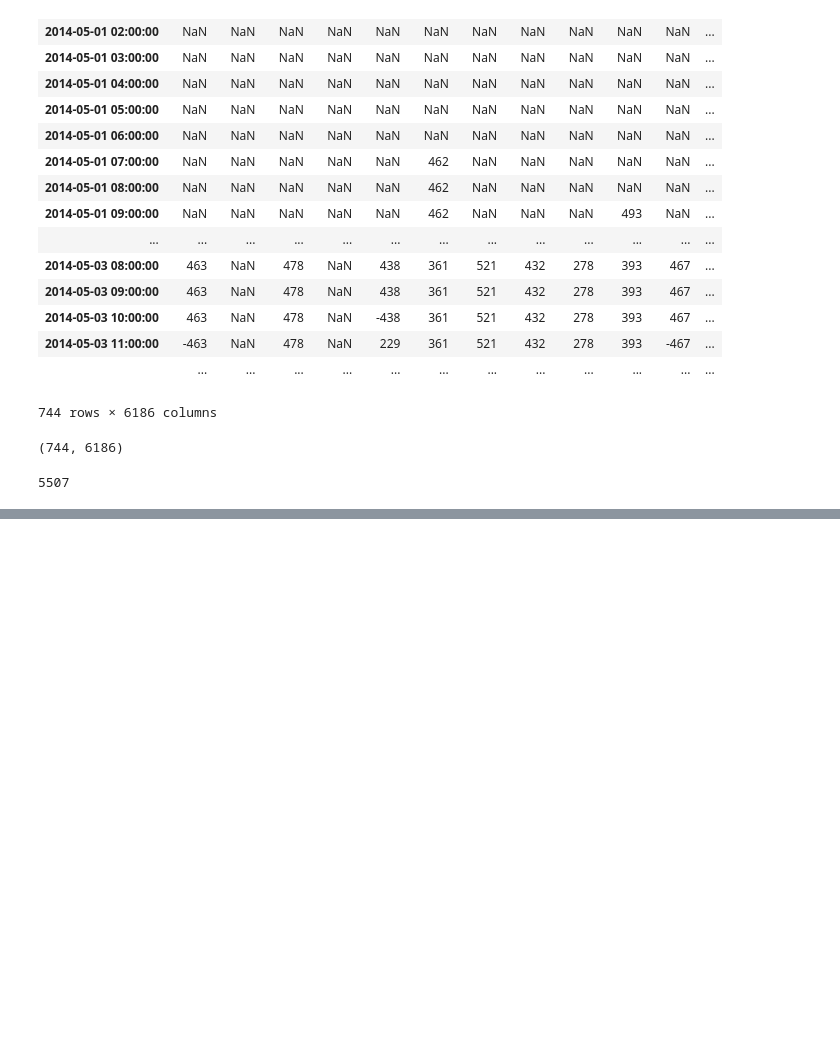
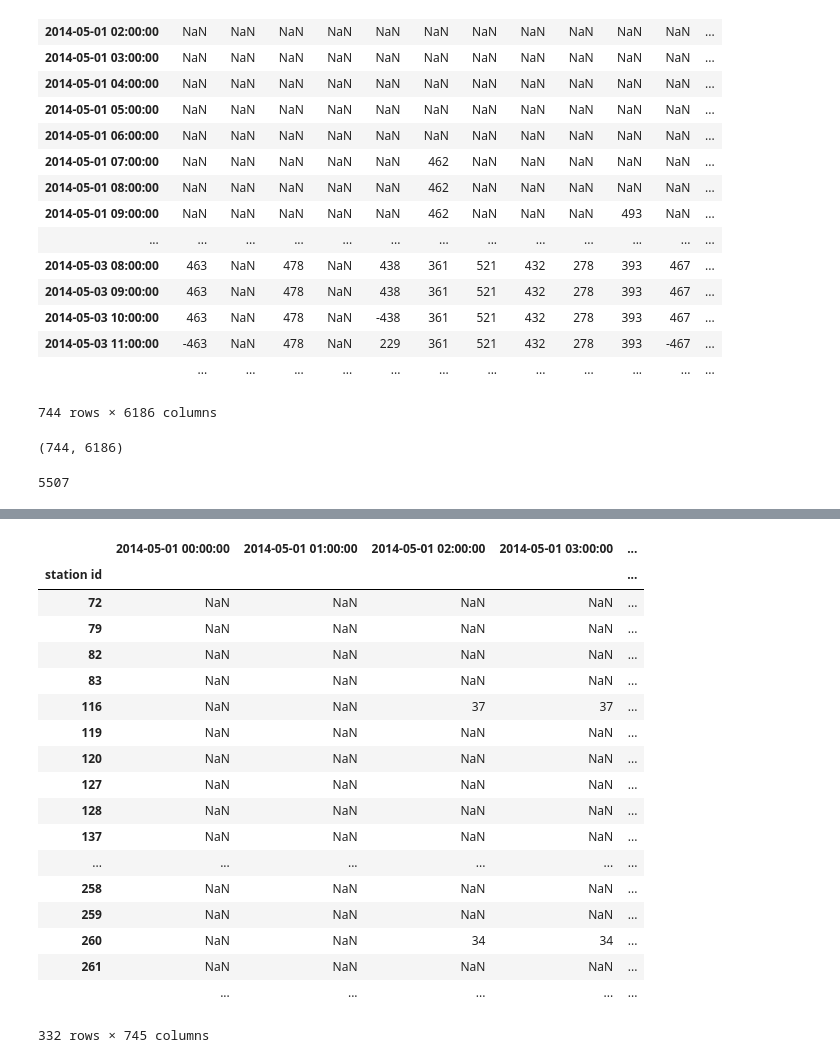
Before and after one commit to deenapatel/citibike, a Jupyter notebook: Citibike.ipynb, the cells around one changed output, grey strips where cells are left out. Saved outputs shown, nothing was run; the diff lists cells and outputs as text; code cells hidden in the pictures; blank space fills up the shorter version.

```diff
--- a/Citibike.ipynb
+++ b/Citibike.ipynb
@@ -141,0 +225,26 @@ whereisbike.iloc[140].count()
+# %%
+#subtracts the number of bikes at each station from the total docks
+#gives the number of available docks.
+docks=-stationfills.sub(stationdf['totalDocks'], axis=0)
+stationfills['totalDocks']=stationdf['totalDocks']
+docks
+# %% [output]
+|  | 2014-05-01 00:00:00 | 2014-05-01 01:00:00 | 2014-05-01 02:00:00 | 2014-05-01 03:00:00 | ... |
+| station id |  |  |  |  | ... |
+| 72 | NaN | NaN | NaN | NaN | ... |
+| 79 | NaN | NaN | NaN | NaN | ... |
+| 82 | NaN | NaN | NaN | NaN | ... |
+| 83 | NaN | NaN | NaN | NaN | ... |
+| 116 | NaN | NaN | 37 | 37 | ... |
+| 119 | NaN | NaN | NaN | NaN | ... |
+| 120 | NaN | NaN | NaN | NaN | ... |
+| 127 | NaN | NaN | NaN | NaN | ... |
+| 128 | NaN | NaN | NaN | NaN | ... |
+| 137 | NaN | NaN | NaN | NaN | ... |
+| ... | ... | ... | ... | ... | ... |
+| 258 | NaN | NaN | NaN | NaN | ... |
+| 259 | NaN | NaN | NaN | NaN | ... |
+| 260 | NaN | NaN | 34 | 34 | ... |
+| 261 | NaN | NaN | NaN | NaN | ... |
+|  | ... | ... | ... | ... | ... |
+332 rows × 745 columns
```
Also changed, not shown: parts of 5 cells of this notebook.
